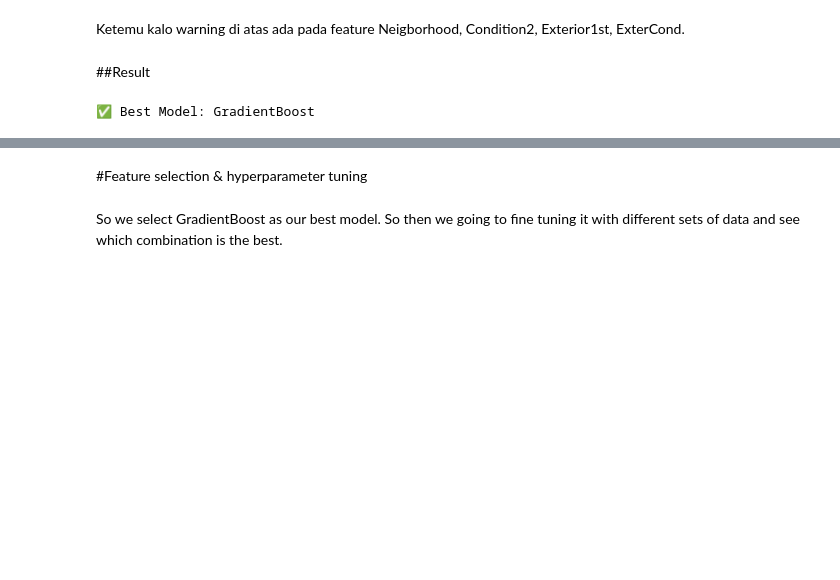
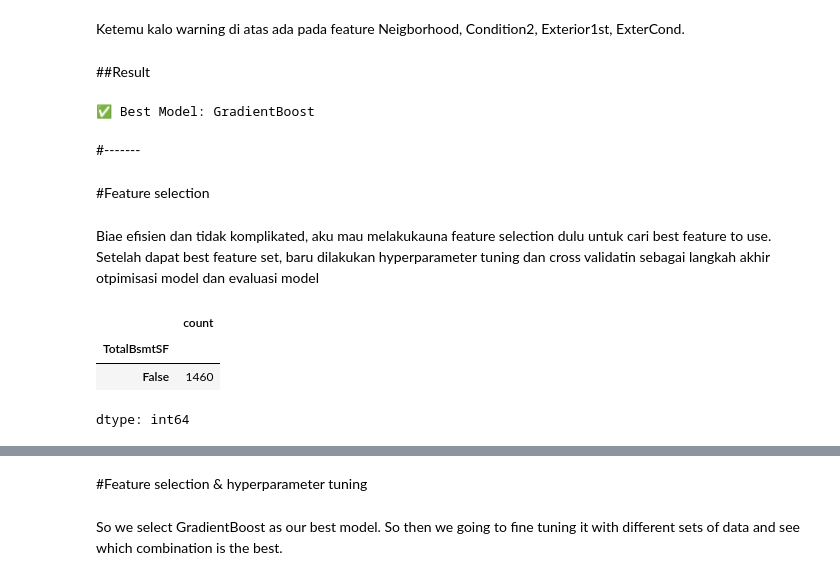
Before and after one commit to anjelisa01/project1_house_price_prediction, a Jupyter notebook: Efficient_initial_house_price.ipynb, the cells around one changed output, grey strips where cells are left out. Saved outputs shown, nothing was run; the diff lists cells and outputs as text; code cells hidden in the pictures; blank space fills up the shorter version.

```diff
--- a/Efficient_initial_house_price.ipynb
+++ b/Efficient_initial_house_price.ipynb
@@ -295,3 +314,16 @@ best_model_name, _, best_pipe = sorted(results, key=lambda x: x[1])[0]
 print(f"\n✅ Best Model: {best_model_name}")
 # %% [output]
 ✅ Best Model: GradientBoost
+# %% [markdown]
+#-------
+# %% [markdown]
+#Feature selection
+# %% [markdown]
+Biae efisien dan tidak komplikated, aku mau melakukauna feature selection dulu untuk cari best feature to use. Setelah dapat best feature set, baru dilakukan hyperparameter tuning dan cross validatin sebagai langkah akhir otpimisasi model dan evaluasi model
+# %%
+data['TotalBsmtSF'].isnull().value_counts() #'BsmtCond', 'BsmtExposure','BsmtFinType1', 'BsmtFinSF1','BsmtFinType2', 'BsmtFinSF2', 'BsmtUnfSF', 'TotalBsmtSF',
+# %% [output]
+|  | count |
+| TotalBsmtSF |  |
+| False | 1460 |
+dtype: int64
```
Also changed, not shown: parts of 44 cells of this notebook.
